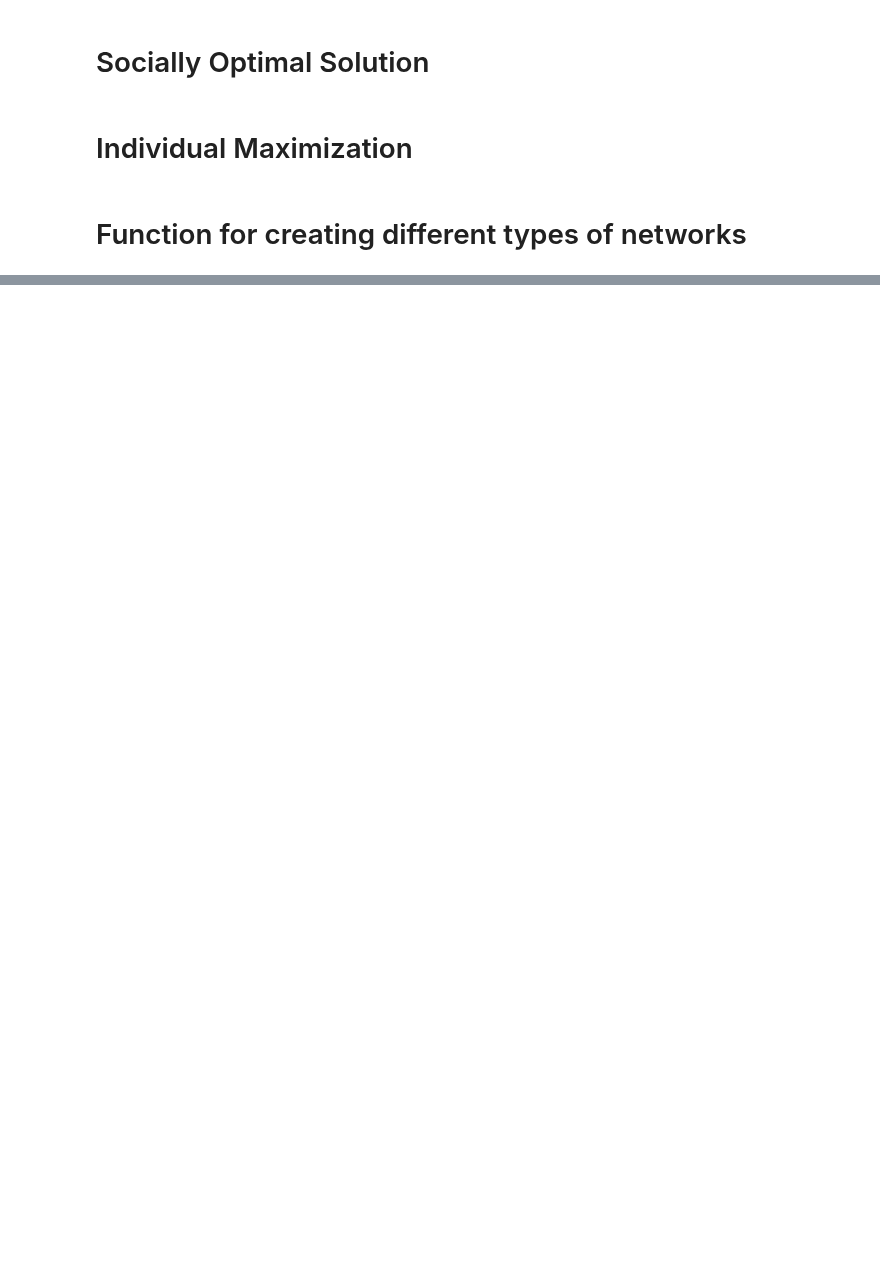
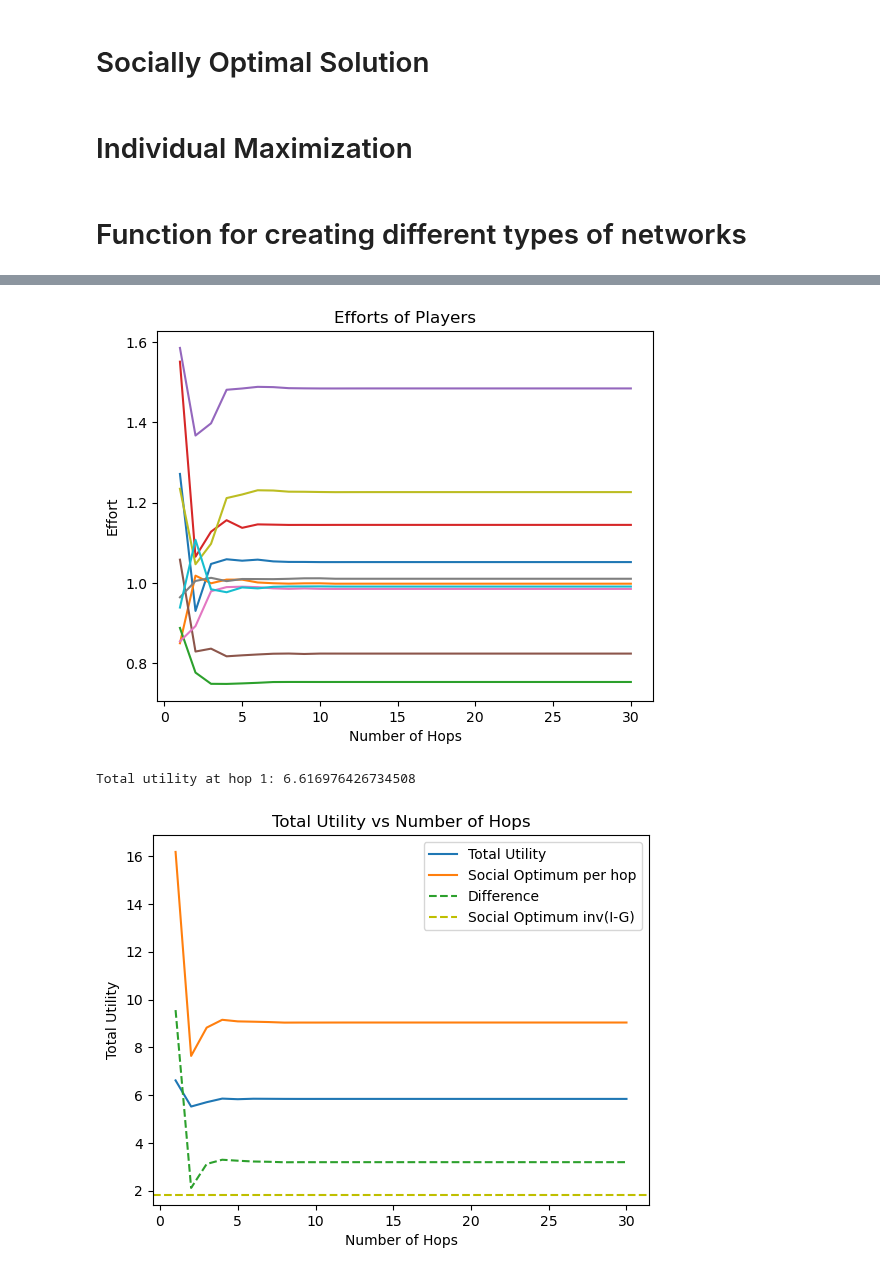
Before and after one commit to RamanEbrahimi/Research, a Jupyter notebook: K-level Network/k-hop-example.ipynb, the cells around one changed output, grey strips where cells are left out. Cells and saved outputs as stored; diff of their text form; code cells hidden in the pictures; blank space fills up the shorter version.

```diff
--- a/K-level Network/k-hop-example.ipynb
+++ b/K-level Network/k-hop-example.ipynb
@@ -17,6 +17,8 @@ def sum_of_powers(G, n):
     Returns:
     - sum_powers: numpy array, the sum of powers of G from 1 to n.
     """
+    assert n > 0, 'n must be a positive integer'  # n must be a positive integer
+
     sum_powers = np.zeros_like(G)  # Initialize the sum as a zero matrix of the same shape as G
     current_power = np.copy(G)  # The current power of G, starting with G itself
 
@@ -25,6 +27,12 @@ def sum_of_powers(G, n):
         current_power = np.dot(current_power, G)  # Compute the next power of G
 
     return sum_powers
+
+# G = np.random.rand(3, 3)  # Create a random 3x3 matrix
+# print(G)  # Print the matrix G
+# print('\n\n')
+# n = 1  # Compute the sum of powers up to the 3rd power
+# print(sum_of_powers(G, n))  # Print the result
 # %%
 def generate_matrix_with_infinity_norm_less_than_one(n):
     # Generate an n x n matrix with random values between -0.5 and 0.5
@@ -72,6 +101,10 @@ def agent_utility(q, x, G, i):
     Returns:
     - float: The calculated utility for agent i.
     """
+
+    assert len(q) == len(x), 'The number of linear coefficients must match the number of agents'
+    assert G.shape[0] == G.shape[1] == len(x), 'The interaction matrix must be square and have the same size as the number of agents'
+
     # Linear term for agent i
     linear_term = q[i] * x[i]
 
@@ -260,0 +316,34 @@ Total utility at hop 10: 3.2646366355469327
+# %%
+plt.figure()
+for i in range(n):
+    plt.plot(range(1, max_hops + 1), [x_nash[i] for x_nash in x_nash_list], label=f'Player {i}')
+    # plt.plot(range(1, max_hops + 1), [x_opt[i]] * max_hops, label=f'Player {i} (optimal)', linestyle='--')
+plt.xlabel("Number of Hops")
+plt.ylabel("Effort")
+plt.title(f"Efforts of Players")
+plt.show()
+
+# print the total utility at first hop
+print(f"Total utility at hop 1: {utility_list[0]}")
+plt.plot(range(1, max_hops + 1), utility_list, label='Total Utility')
+plt.plot(range(1, max_hops + 1), util_soc_op_list, label='Social Optimum per hop')
+# plot the difference between the social optimum pe hop and the total utility per hop
+diff = [-utility_list[i] + util_soc_op_list[i] for i in range(max_hops)]
+plt.plot(range(1, max_hops + 1), diff, label='Difference', linestyle='--')
+# plt.axhline(y=-soc_opt_I.fun, color='r', linestyle='--', label='Social Optimum I+G')
+# plt.axhline(y=-soc_opt_n.fun, color='g', linestyle='--', label='Social Optimum -G')
+# plt.axhline(y=-soc_opt_g.fun, color='b', linestyle='--', label='Social Optimum I-G')
+soc_opt_hmm = find_social_optimum(q, np.linalg.inv(I-g), bounds)
+plt.axhline(y=-soc_opt_hmm.fun, color='y', linestyle='--', label='Social Optimum inv(I-G)')
+plt.xlabel("Number of Hops")
+plt.ylabel("Total Utility")
+plt.title("Total Utility vs Number of Hops")
+plt.legend(loc='upper right')
+plt.show()
+
+# print the final utility difference
+# print(f"Utility difference between hop {max_hops} and social optimum: {utility_list[-1] + soc_opt_result.fun}\n")
+# %% [output]
+[figure, added]
+Total utility at hop 1: 6.616976426734508
+[figure, added]
```
Also changed, not shown: parts of 8 cells of this notebook, 3 other files.
